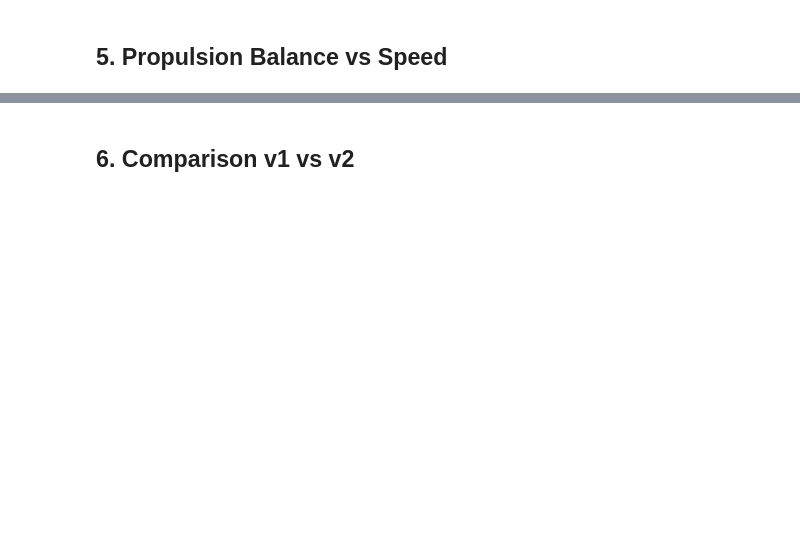
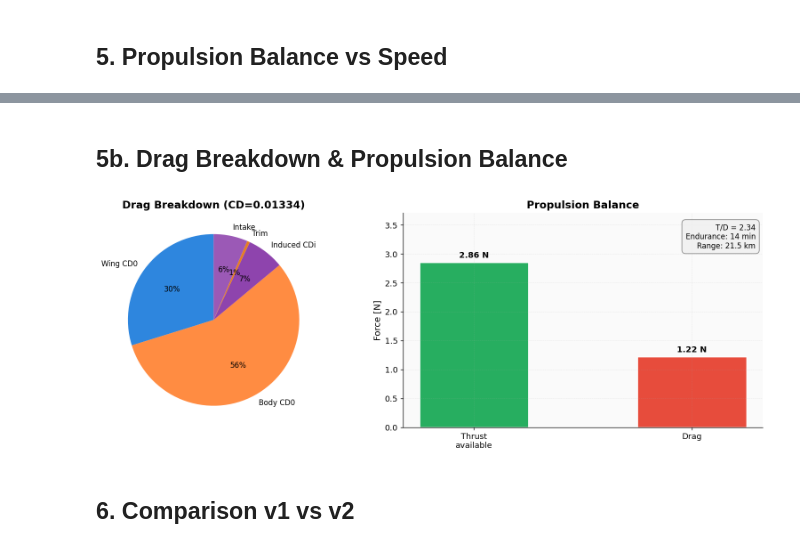
Before and after one commit to data-fablab/MANTA, a Jupyter notebook: notebooks/07_validation.ipynb, the cells around one changed output, grey strips where cells are left out. Drawn from its saved outputs; the diff is of its cells as text; code cells hidden in the pictures; blank space fills up the shorter version.

```diff
--- a/notebooks/07_validation.ipynb
+++ b/notebooks/07_validation.ipynb
@@ -305,3 +342,63 @@ plt.show()
+# %% [markdown]
+## 5b. Drag Breakdown & Propulsion Balance
+# %%
+fig, (ax1, ax2) = plt.subplots(1, 2, figsize=(14, 5))
+
+# --- Drag decomposition pie ---
+cd0w = result['CD0_wing']
+cd0b = result['CD0_body']
+cdi = result['CDi']
+cd_trim = result.get('CD_trim', 0)
+cd_intake = mission.intake_cd(result['S_ref'])
+cd_total = result['CD']
+
+drag_labels = ['Wing CD0', 'Body CD0', 'Induced CDi', 'Trim', 'Intake']
+drag_values = [cd0w, cd0b, cdi, cd_trim, cd_intake]
+drag_colors = [COLORS['wing'], COLORS['body'], COLORS['accent'],
+               COLORS['elevon'], COLORS['duct']]
+
+# Filter out near-zero components
+mask = [v > 1e-6 for v in drag_values]
+drag_labels = [l for l, m in zip(drag_labels, mask) if m]
+drag_values = [v for v, m in zip(drag_values, mask) if m]
+drag_colors = [c for c, m in zip(drag_colors, mask) if m]
+
+ax1.pie(drag_values, labels=drag_labels, colors=drag_colors,
+        autopct=lambda p: f'{p:.0f}%', startangle=90,
+        textprops={'fontsize': 10})
+ax1.set_title(f'Drag Breakdown (CD={cd_total:.5f})', fontsize=14, fontweight='bold')
+
+# --- Propulsion balance bar ---
+from src.visualization.plots import plot_propulsion_balance as _ppb
+
+t_avail = mission.thrust_available
+drag_force = cd_total * mission.dynamic_pressure * result['S_ref']
+prop = mission.propulsion_balance(drag_force)
+
+bar_labels = ['Thrust\navailable', 'Drag']
+bar_values = [t_avail, drag_force]
+bar_colors = [COLORS['thrust'], COLORS['drag']]
+
+bars = ax2.bar(bar_labels, bar_values, color=bar_colors, width=0.5,
+               edgecolor='white', linewidth=1.5)
+for bar, val in zip(bars, bar_values):
+    ax2.text(bar.get_x() + bar.get_width()/2, bar.get_height() + 0.05,
+             f'{val:.2f} N', ha='center', va='bottom', fontsize=11, fontweight='bold')
+
+surplus = t_avail - drag_force
+props = dict(boxstyle='round,pad=0.5', facecolor='#F0F0F0', edgecolor='gray', alpha=0.9)
+text = f'T/D = {t_avail/drag_force:.2f}\nEndurance: {prop["endurance_min"]:.0f} min\nRange: {prop["range_km"]:.1f} km'
+ax2.text(0.98, 0.95, text, transform=ax2.transAxes, fontsize=10,
+         va='top', ha='right', bbox=props)
+ax2.set_ylabel('Force [N]')
+ax2.set_title('Propulsion Balance', fontsize=14, fontweight='bold')
+ax2.set_ylim(0, max(t_avail, drag_force) * 1.3)
+
+plt.tight_layout()
+plt.savefig('../output/drag_propulsion_balance.png', dpi=150, bbox_inches='tight')
+plt.show()
+# %% [output]
+[figure, added]
 # %% [markdown]
 ## 6. Comparison v1 vs v2
 # %%
```
Also changed, not shown: parts of 7 cells of this notebook, 30 other files.
